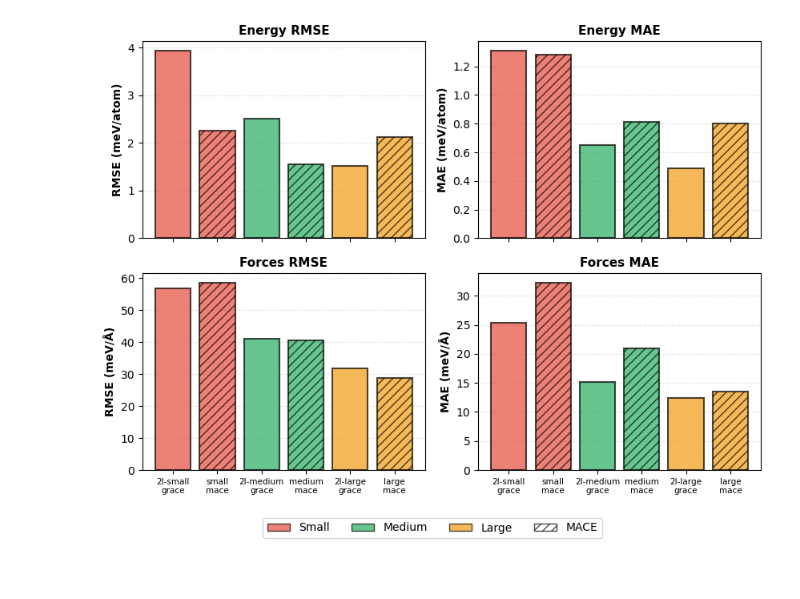
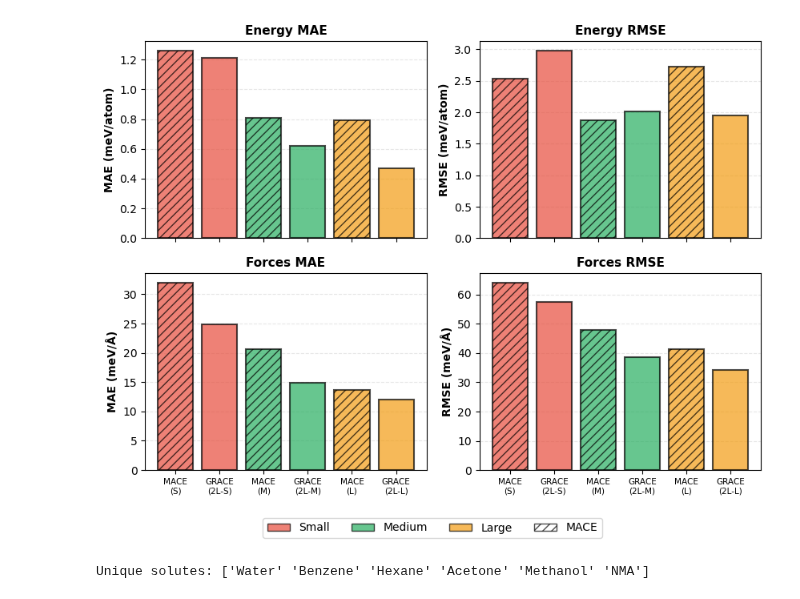
Before and after one commit to heid-lab/grace-off, a Jupyter notebook: analysis/final_plots.ipynb, the cells around one changed output. Drawn from its saved outputs; the diff is of its cells as text; code cells hidden in the pictures.

```diff
--- a/analysis/final_plots.ipynb
+++ b/analysis/final_plots.ipynb
@@ -14,19 +15,27 @@ size_colors = {'small': '#e74c3c', 'medium': '#27ae60', 'large': '#f39c12'}
 
 # Load data
 # There are two possible files, energies_per_atom -> structures seen by GRACE and MACE, energies_per_atom_ood -> structure NOT seen by GRACE
-df = pd.read_csv('energies/energies_per_atom_ood.csv')
+df = pd.read_csv('energies/energies_per_atom.csv')
 
-# Extract layers and size
-df['layers'] = df['size'].str.extract(r'(\d+l)')[0]
-df['model_size'] = df['size'].str.extract(r'_(\w+)$')[0]
+df["model"] = df["model"].str.upper()
+df["size"] = df["size"].replace("2l_small", "(2L-S)")
+df["size"] = df["size"].replace("2l_medium", "(2L-M)")
+df["size"] = df["size"].replace("2l_large", "(2L-L)")
+df["size"] = df["size"].replace("1l_small", "(1L-S)")
+df["size"] = df["size"].replace("1l_medium", "(1L-M)")
+df["size"] = df["size"].replace("1l_large", "(1L-L)")
+
+# Extract layers and model_size from the reformatted size column
+df['layers'] = df['size'].str.extract(r'(\d+L)')[0].str.lower()
+df['model_size'] = df['size']
 
 # Filter for 2-layer models only (2l GRACE and MACE)
-df = df[(df['layers'] == '2l') | (df['model'] == 'mace')].copy()
+df = df[(df['layers'] == '2l') | (df['model'] == 'MACE')].copy()
 
 # Sort order: group by size (small, medium, large), then within each size: GRACE first, then MACE
 def get_sort_key(row):
-    size_order = {'small': 0, 'medium': 1, 'large': 2}
-    model_order = {'grace': 0, 'mace': 1}
+    size_order = {'(2L-S)': 0, '(2L-M)': 1, '(2L-L)': 2}
+    model_order = {'GRACE': 1, 'MACE': 0}  # MACE first, then GRACE
     return (size_order[row['model_size']], model_order[row['model']])
 
 df['sort_keys'] = df.apply(get_sort_key, axis=1)
@@ -35,8 +44,8 @@ df = df.drop('sort_keys', axis=1)
 
 # Create x-axis labels: include size and layer info
 df['x_label'] = df.apply(
-    lambda row: f"{row['model_size']}\n{row['model']}" if row['model'] == 'mace'
-    else f"{row['layers']}-{row['model_size']}\n{row['model']}",
+    lambda row: f"{row['model']}\n{row['model_size'].replace('2L-', '')}" if row['model'] == 'MACE'
+    else f"{row['model']}\n{row['model_size']}",
     axis=1
 )
 
@@ -46,10 +55,10 @@ axes = axes.flatten()
 
 # Metrics to plot: (column_name, title, ylabel, unit)
 metrics = [
+    ('energy_mae_meV', 'Energy MAE', 'MAE (meV/atom)'),
     ('energy_rmse_meV', 'Energy RMSE', 'RMSE (meV/atom)'),
-    ('energy_mae_meV', 'Energy MAE', 'MAE (meV/atom)'),
+    ('forces_mae_meV_per_A', 'Forces MAE', 'MAE (meV/Å)'),
     ('forces_rmse_meV_per_A', 'Forces RMSE', 'RMSE (meV/Å)'),
-    ('forces_mae_meV_per_A', 'Forces MAE', 'MAE (meV/Å)')
 ]
 
 # Plot each metric
@@ -59,40 +68,59 @@ for idx, (metric, title, ylabel) in enumerate(metrics):
     # Get unique x positions
     x_positions = np.arange(len(df))
 
-    # Create bars with colors based on size
-    colors = [size_colors[size] for size in df['model_size']]
+    # Create bars with colors based on size - map new format to color keys
+    size_to_color = {'(2L-S)': 'small', '(2L-M)': 'medium', '(2L-L)': 'large',
+                     '(1L-S)': 'small', '(1L-M)': 'medium', '(1L-L)': 'large'}
+    colors = [size_colors[size_to_color[size]] for size in df['model_size']]
 
     # Highlight MACE models with hatching pattern
-    hatches = ['///' if model == 'mace' else '' for model in df['model']]
+    hatches = ['///' if model == 'MACE' else '' for model in df['model']]
 
     bars = ax.bar(x_positions, df[metric], color=colors, alpha=0.7,
                   edgecolor='black', linewidth=1.5)
 
     # Apply hatching to MACE bars
     for bar, hatch in zip(bars, hatches):
         bar.set_hatch(hatch)
 
     # Customize plot
     ax.set_title(title, fontsize=11, fontweight='bold')
     ax.set_ylabel(ylabel, fontsize=10, fontweight='bold')
     ax.set_xticks(x_positions)
     ax.set_xticklabels(df['x_label'], fontsize=7.5, rotation=0)
     ax.grid(axis='y', alpha=0.3, linestyle='--')
     ax.set_axisbelow(True)
 
 # Create legend for sizes and MACE pattern at the bottom
 from matplotlib.patches import Patch
 legend_elements = [Patch(facecolor=size_colors[size], label=size.capitalize(),
                          edgecolor='black', alpha=0.7)
                    for size in ['small', 'medium', 'large']]
 # Add MACE hatching pattern to legend
 legend_elements.append(Patch(facecolor='white', label='MACE',
                              edgecolor='black', hatch='///', alpha=0.7))
 fig.legend(handles=legend_elements, loc='lower center', ncol=4,
            bbox_to_anchor=(0.5, -0.02), fontsize=10, frameon=True)
 
 plt.tight_layout(rect=[0, 0.05, 1, 1])
-# plt.savefig("energies_ood_all.pdf", bbox_inches='tight')
+plt.savefig("energies.pdf", bbox_inches='tight')
 plt.show()
 # %% [output]
-[figure, old version]
+[figure, new version]
+# %%
+# Check the raw data first
+df = pd.read_csv("condensed_phase/condensed_phase_summary_data.csv")
+
+df.columns = ['solute', 'model', 'heat_of_vaporization',
+              'heat_capacity', 'compressibility',
+              'thermal_expansion', 'density']
+
+# Remove rows with missing solute
+df_clean = df[df['solute'].notna()].copy()
+
+# Standardize NMA capitalization
+df_clean.loc[df_clean['solute'].str.lower() == 'nma', 'solute'] = 'NMA'
+
+print(f"Unique solutes: {df_clean['solute'].unique()}")
+# %% [output]
+Unique solutes: ['Water' 'Benzene' 'Hexane' 'Acetone' 'Methanol' 'NMA']
```
Also changed, not shown: parts of 6 cells of this notebook, 12 other files.
